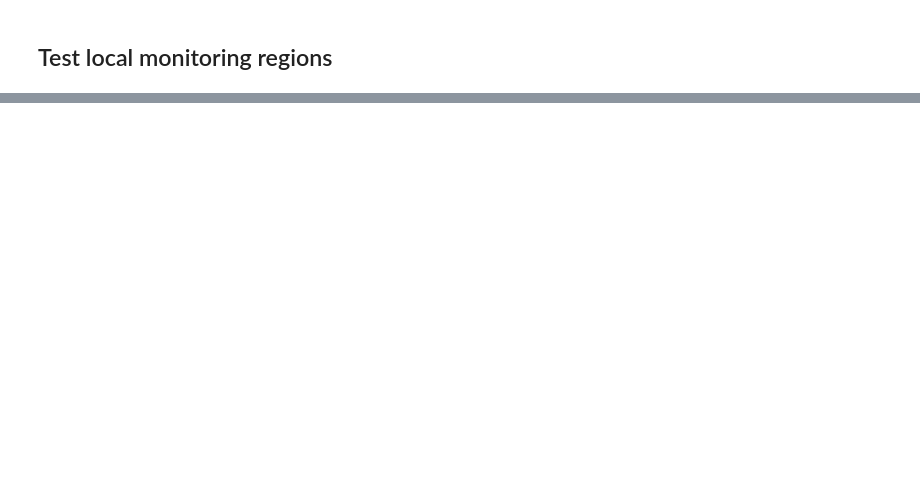
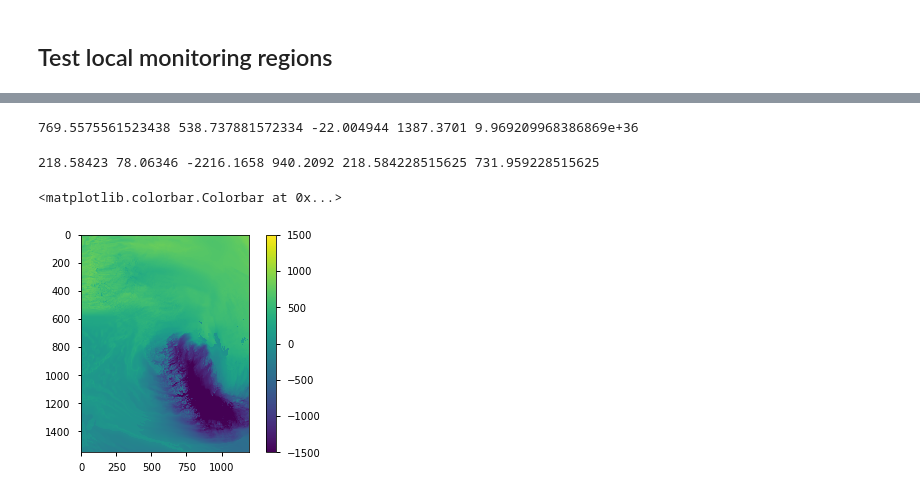
Before and after one commit to kmunve/APS, a Jupyter notebook: aps/notebooks/meps_det_pp_1km.ipynb, the cells around one changed output, grey strips where cells are left out. Cells and saved outputs as stored; diff of their text form; code cells hidden in the pictures; blank space fills up the shorter version.

```diff
--- a/aps/notebooks/meps_det_pp_1km.ipynb
+++ b/aps/notebooks/meps_det_pp_1km.ipynb
@@ -205,0 +219,14 @@ print(np.median(isot),np.mean(isot),np.min(isot),np.max(isot), np.nanpercentile(
+# %%
+isot = nc_ex.variables['altitude_of_0_degree_isotherm'][t_index, 0,:,:]
+print(np.median(isot),np.mean(isot),np.min(isot),np.max(isot), np.nanpercentile(isot, 95))
+# %% [output]
+769.5575561523438 538.737881572334 -22.004944 1387.3701 9.969209968386869e+36
+# %%
+wetb = nc_ex.variables['altitude_of_isoTprimW_equal_0'][t_index, 0, :, :]
+print(np.median(wetb),np.mean(wetb),np.min(wetb),np.max(wetb), np.percentile(wetb, 50), np.nanpercentile(wetb, 95))
+plt.imshow(wetb, vmin=-1500, vmax=1500)
+plt.colorbar()
+# %% [output]
+218.58423 78.06346 -2216.1658 940.2092 218.584228515625 731.959228515625
+<matplotlib.colorbar.Colorbar at 0x...>
+[figure, added]
```
Also changed, not shown: parts of 25 cells of this notebook, 9 other files.
